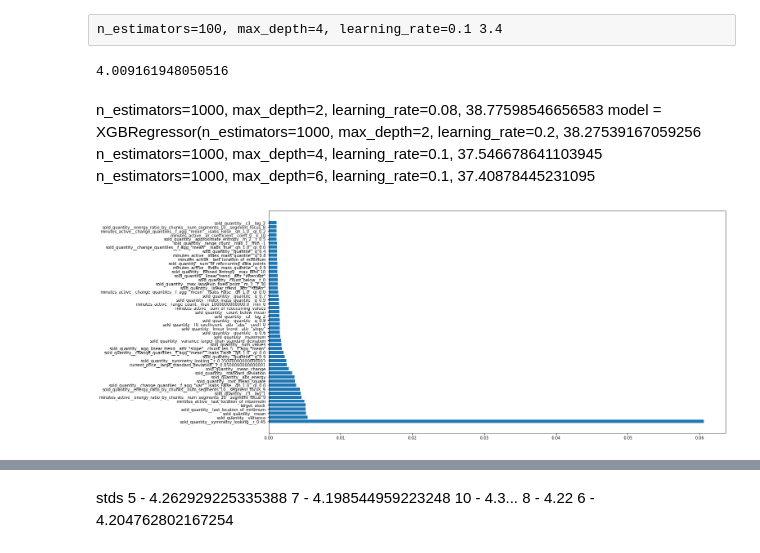
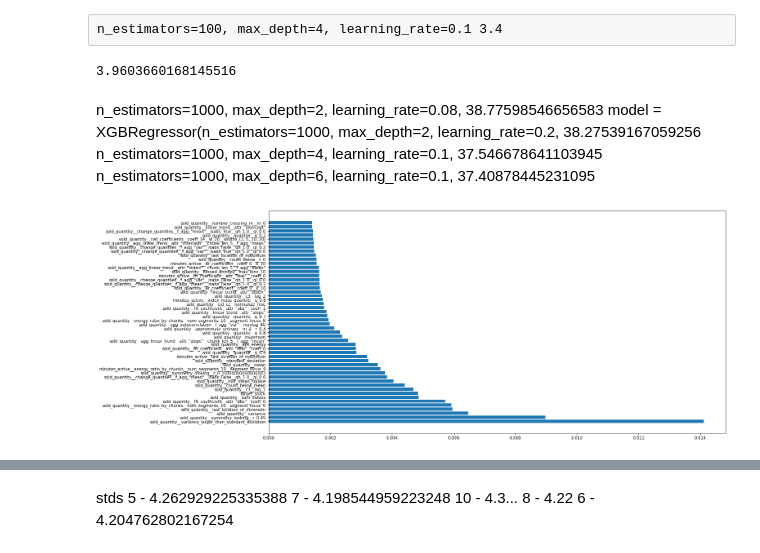
Before and after one commit to eduagarcia/meli-challenge-2021, a Jupyter notebook: predict_test.ipynb, the cells around one changed output, grey strips where cells are left out. Saved outputs shown, nothing was run; the diff lists cells and outputs as text; code cells hidden in the pictures.

```diff
--- a/predict_test.ipynb
+++ b/predict_test.ipynb
@@ -328,7 +324,7 @@ from xgboost import XGBClassifier
 #                         n_estimators=800, max_depth=2, learning_rate=0.01,
 #                         random_state=0, tree_method='gpu_hist',
 #                         gpu_id=3), n_jobs=14)
-model = XGBClassifier(n_estimators=1000, max_depth=6, learning_rate=0.1,
+model = XGBClassifier(n_estimators=100, max_depth=6, learning_rate=0.1,
                     random_state=0, tree_method='gpu_hist', objective='multi:softprob', num_class=30,
                     gpu_id=3)
 model.fit(X_train, y_train)
@@ -345,7 +341,7 @@ preds = model.predict_proba(X_test)
 preds = (preds/preds.sum(axis=1)[:,None]).round(4)
 rps(preds, ground_truth)
 # %% [output]
-4.009161948050516
+3.9603660168145516
 # %% [markdown]
 n_estimators=1000, max_depth=2, learning_rate=0.08, 38.77598546656583
 model = XGBRegressor(n_estimators=1000, max_depth=2, learning_rate=0.2, 38.27539167059256
@@ -354,10 +350,10 @@ n_estimators=1000, max_depth=6, learning_rate=0.1, 37.40878445231095
 # %%
 from matplotlib import pyplot as plt
 fig, ax = plt.subplots(figsize=(20, 10))
 #features_importances = model.estimators_[-1].feature_importances_
 features_importances = model.feature_importances_
 sort = np.flip(np.argsort(features_importances))[0:50]
-ax.barh(np.array(all_filtered_columns + ['target_stock'])[sort], features_importances[sort])
+ax.barh(np.array(features + ['target_stock'])[sort], features_importances[sort])
 plt.show()
 # %% [output]
-[figure, old version]
+[figure, new version]
```
Also changed, not shown: parts of 23 cells of this notebook, 14 other files.
